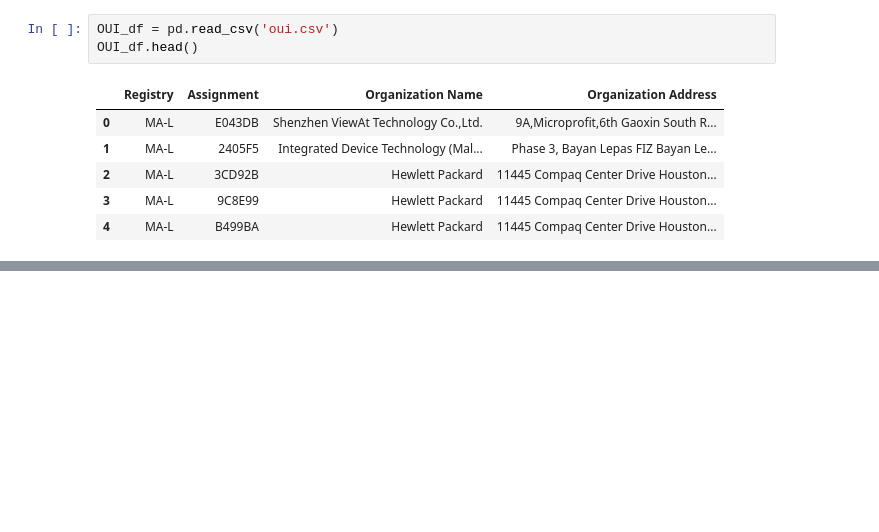
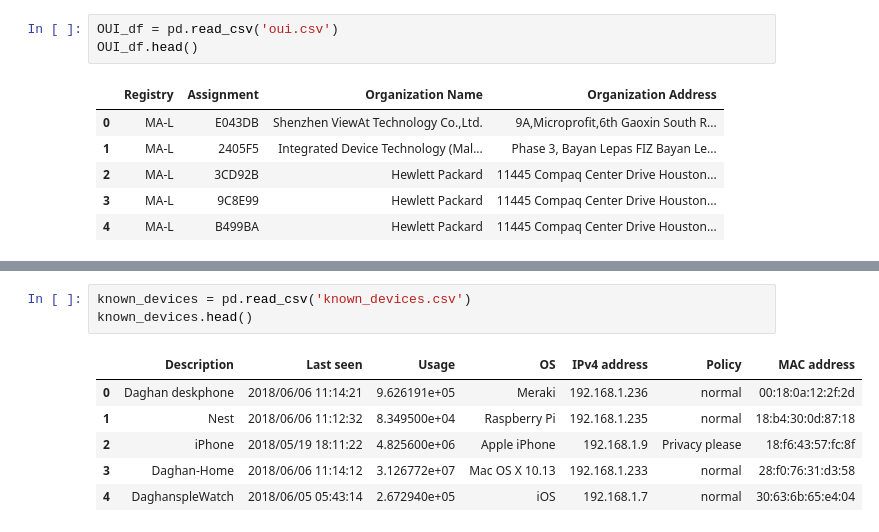
Before and after one commit to daghan/W210-IoT, a Jupyter notebook: IoT.ipynb, the cells around one changed output, grey strips where cells are left out. Cells and saved outputs as stored; diff of their text form; blank space fills up the shorter version.

```diff
--- a/IoT.ipynb
+++ b/IoT.ipynb
@@ -199,0 +172,10 @@ ar         : DNSRRField                          = (None)
+# %%
+known_devices = pd.read_csv('known_devices.csv')
+known_devices.head()
+# %% [output]
+|  | Description | Last seen | Usage | OS | IPv4 address | Policy | MAC address |
+| 0 | Daghan deskphone | 2018/06/06 11:14:21 | 9.626191e+05 | Meraki | 192.168.1.236 | normal | 00:18:0a:12:2f:2d |
+| 1 | Nest | 2018/06/06 11:12:32 | 8.349500e+04 | Raspberry Pi | 192.168.1.235 | normal | 18:b4:30:0d:87:18 |
+| 2 | iPhone | 2018/05/19 18:11:22 | 4.825600e+06 | Apple iPhone | 192.168.1.9 | Privacy please | 18:f6:43:57:fc:8f |
+| 3 | Daghan-Home | 2018/06/06 11:14:12 | 3.126772e+07 | Mac OS X 10.13 | 192.168.1.233 | normal | 28:f0:76:31:d3:58 |
+| 4 | DaghanspleWatch | 2018/06/05 05:43:14 | 2.672940e+05 | iOS | 192.168.1.7 | normal | 30:63:6b:65:e4:04 |
```
Also changed, not shown: parts of 18 cells of this notebook, 2 other files.
